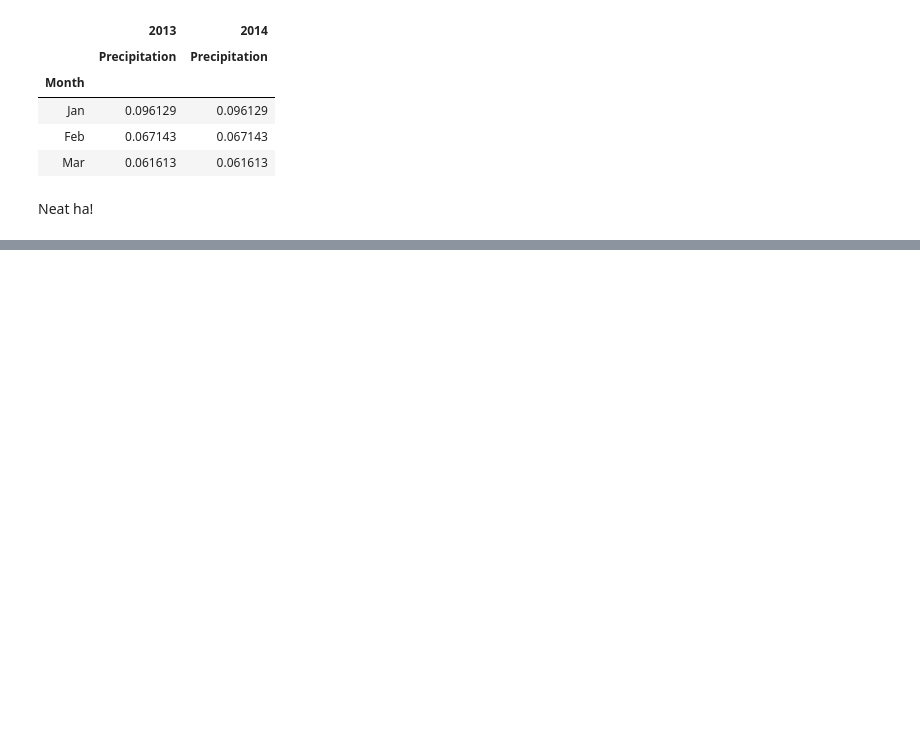
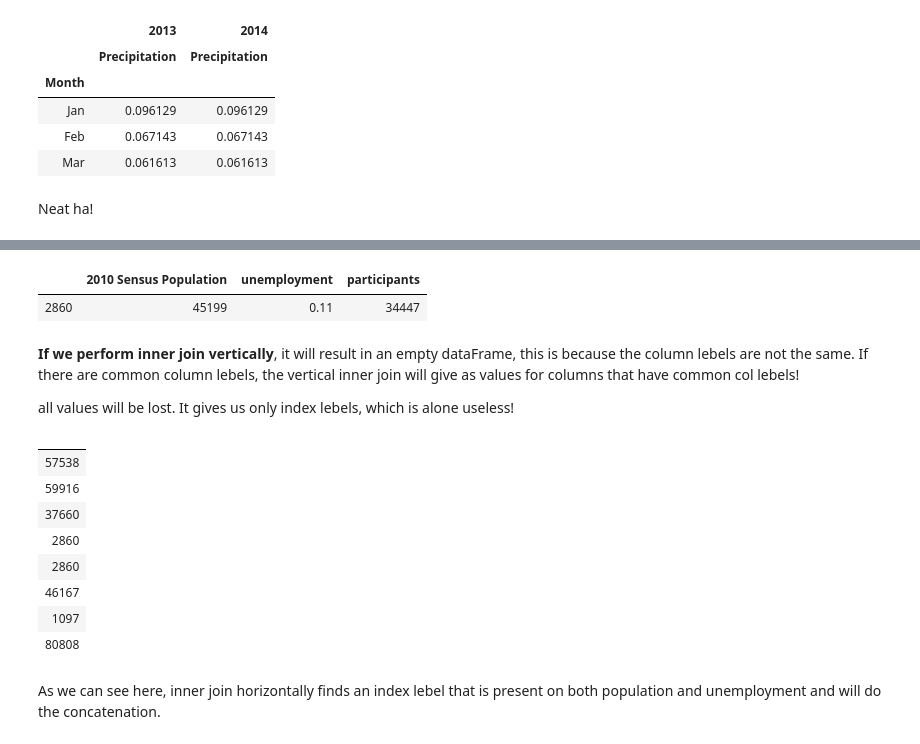
Before and after one commit to BeTKH/DataScieneinPython, a Jupyter notebook: 6. Merging DataFrames.ipynb, the cells around one changed output, grey strips where cells are left out. Drawn from its saved outputs; the diff is of its cells as text; code cells hidden in the pictures; blank space fills up the shorter version.

Commit message:
6. Merging DataFrames.ipynb
Update:
03-Apr-2020
12:18 AM

```diff
--- a/6. Merging DataFrames.ipynb
+++ b/6. Merging DataFrames.ipynb
@@ -1155,0 +1245,3 @@ Neat ha!
+# %%
+population = pd.read_csv('pop.csv',index_col=0)
+population
@@ -1155,0 +1255,3 @@ Neat ha!
+# %%
+unemployment = pd.read_csv('unemployment.csv',index_col=0)
+unemployment
@@ -1155,0 +1328,23 @@ Neat ha!
+# %%
+pd.concat([population, unemployment], axis=1, join='inner')
+# %% [output]
+|  | 2010 Sensus Population | unemployment | participants |
+| 2860 | 45199 | 0.11 | 34447 |
+# %% [markdown]
+**If we perform inner join vertically**, it will result in an empty dataFrame, this is because the column lebels are not the same. If there are common column lebels, the vertical inner join will give as values for columns that have common col lebels!
+
+all values will be lost. It gives us only index lebels, which is alone useless!
+# %%
+pd.concat([population, unemployment], join='inner', axis=0)
+# %% [output]
+|  |
+| 57538 |
+| 59916 |
+| 37660 |
+| 2860 |
+| 2860 |
+| 46167 |
+| 1097 |
+| 80808 |
+# %% [markdown]
+As we can see here, inner join horizontally finds an index lebel that is present on both population and unemployment and will do the concatenation.
```
Also changed, not shown: parts of 29 cells of this notebook.
